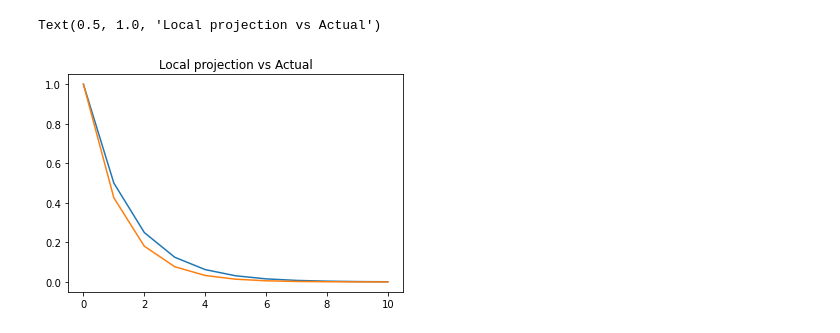
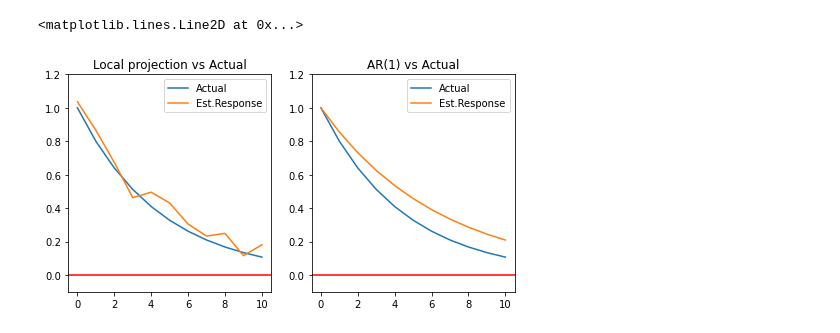
Before and after one commit to willcrossb/local_projection, a Jupyter notebook: code/test.ipynb, the cells around one changed output. Drawn from its saved outputs; the diff is of its cells as text; code cells hidden in the pictures.

```diff
--- a/code/test.ipynb
+++ b/code/test.ipynb
@@ -103,20 +34,35 @@ Text(0.5, 1.0, 'Local projection vs Actual')
-# %%
-from statsmodels.tsa.api import VAR
-from statsmodels.tsa.stattools import adfuller
-from statsmodels.tools.eval_measures import rmse, aic
-
-AR1_lag1 = np.roll(AR1, -1)
-model = sm.OLS(AR1[1:100],AR1_lag1[1:100])
-results = model.fit()
-results.summary()
-beta = results.params[0]
-plt.figure()
-
-resp = np.power(alpha, irf.horizon)
-estimate = np.power(beta, irf.horizon)
-plt.plot(resp,label="actual")
-plt.plot(estimate,label="estimate")
-plt.title("Local projection vs Actual")
-# %% [output]
-Text(0.5, 1.0, 'Local projection vs Actual')
-[figure, removed]
+# %%
+#Compare response using Local projection
+fig, axs = plt.subplots(1,2)
+plt.rcParams['figure.figsize'] = [8, 4]
+
+#FIRST PLOT THE LP RESPONSE VS ACTUAL
+
+irf = locproj(s,AR1,0,10,99)
+#calculate the true response:
+resp = np.power(alpha, irf.horizon)
+axs[0].plot(resp,label="Actual")
+axs[0].plot(irf.resp,label='Est.Response')
+
+axs[0].legend()
+axs[0].set_title("Local projection vs Actual")
+axs[0].set_ylim(-.1,1.2)
+axs[0].axhline(y = 0, color = 'red', linestyle = '-')
+
+#Estimate the AR(1) response:
+AR1_lag1 = np.roll(AR1, -1)
+model = sm.OLS(AR1[1:T],AR1_lag1[1:T])
+results = model.fit()
+results.summary()
+beta = results.params[0]
+
+estimate = np.power(beta, irf.horizon)
+axs[1].plot(resp,label="Actual")
+axs[1].plot(estimate,label='Est.Response')
+axs[1].legend()
+axs[1].set_title("AR(1) vs Actual")
+axs[1].set_ylim(-.1,1.2)
+axs[1].axhline(y = 0, color = 'red', linestyle = '-')
+# %% [output]
+<matplotlib.lines.Line2D at 0x...>
+[figure, added]
```
Also changed, not shown: parts of 4 cells of this notebook, 2 other files.
